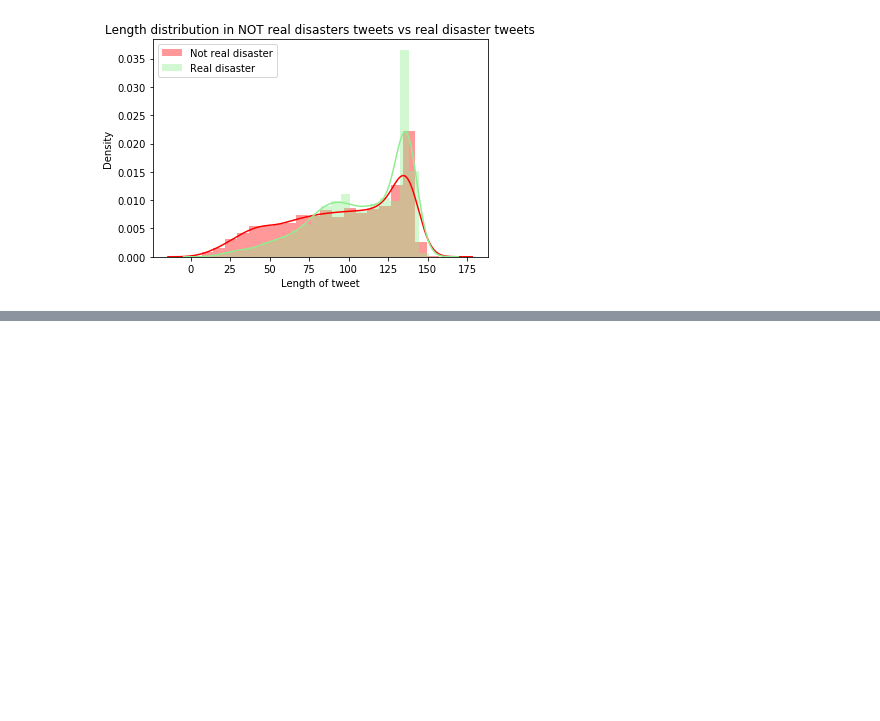
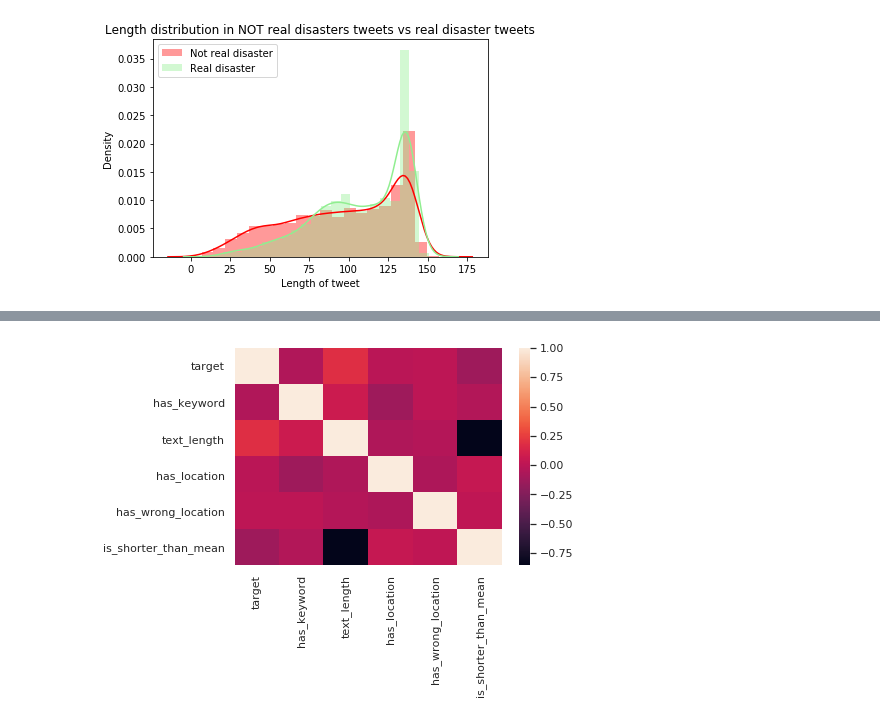
Before and after one commit to GastonMontes/1ro-2020-7506-TP1, a Jupyter notebook: relacion_target_location.ipynb, the cells around one changed output, grey strips where cells are left out. Cells and saved outputs as stored; diff of their text form; code cells hidden in the pictures; blank space fills up the shorter version.

```diff
--- a/relacion_target_location.ipynb
+++ b/relacion_target_location.ipynb
@@ -499,0 +537,6 @@ plt.show()
+# %%
+tweets['text_length'] = tweets['text'].str.len()
+tweets['has_location'] = tweets['location'] == 'No Location'
+tweets['has_wrong_location'] = tweets['location'] == 'wrong_location'
+tweets['is_shorter_than_mean'] = tweets['text_length'] < 95.706817
+tweets.info()
@@ -499,0 +561,5 @@ plt.show()
+# %%
+sns.set()
+ax = sns.heatmap(tweets.corr())
+# %% [output]
+[figure, added]
```
Also changed, not shown: parts of 6 cells of this notebook.
